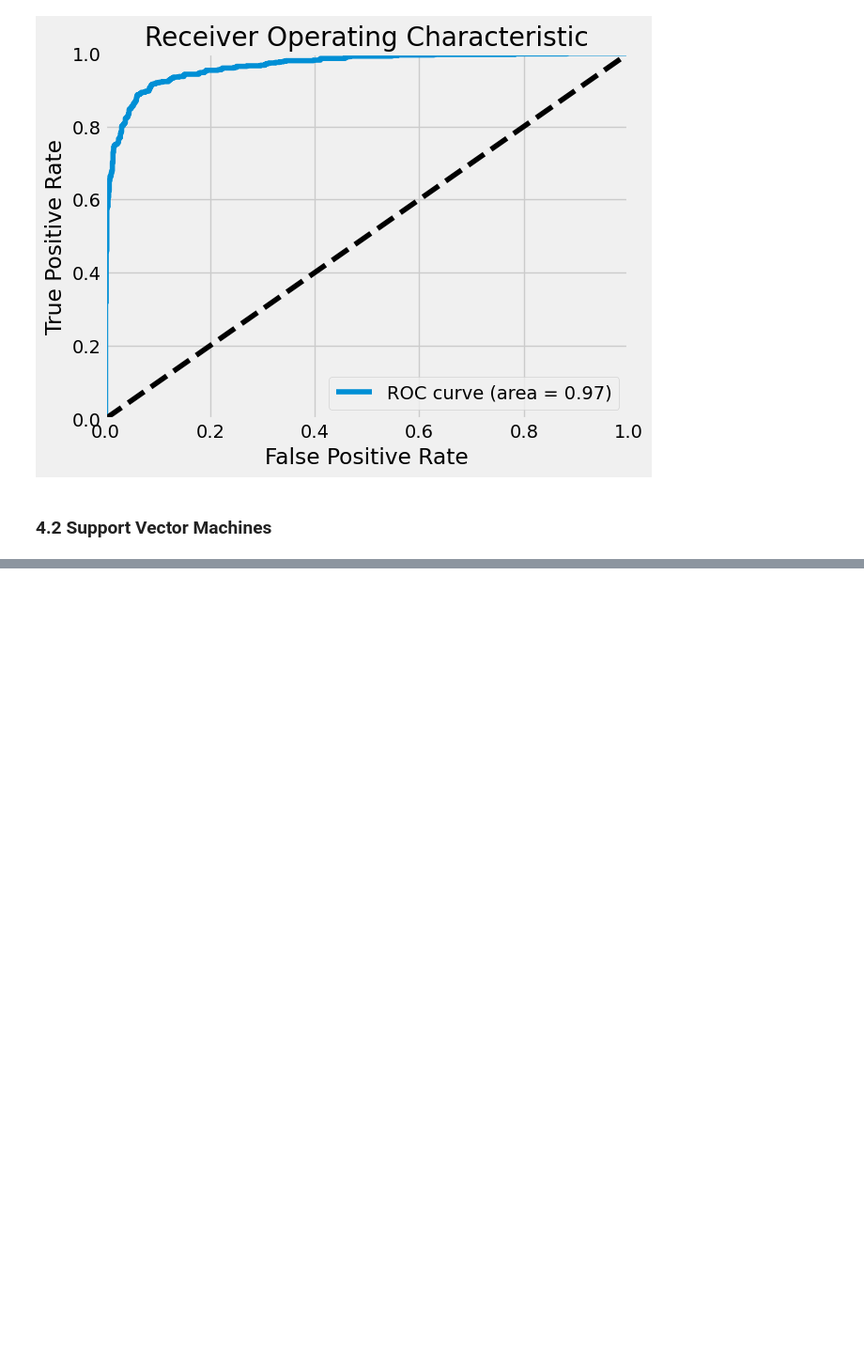
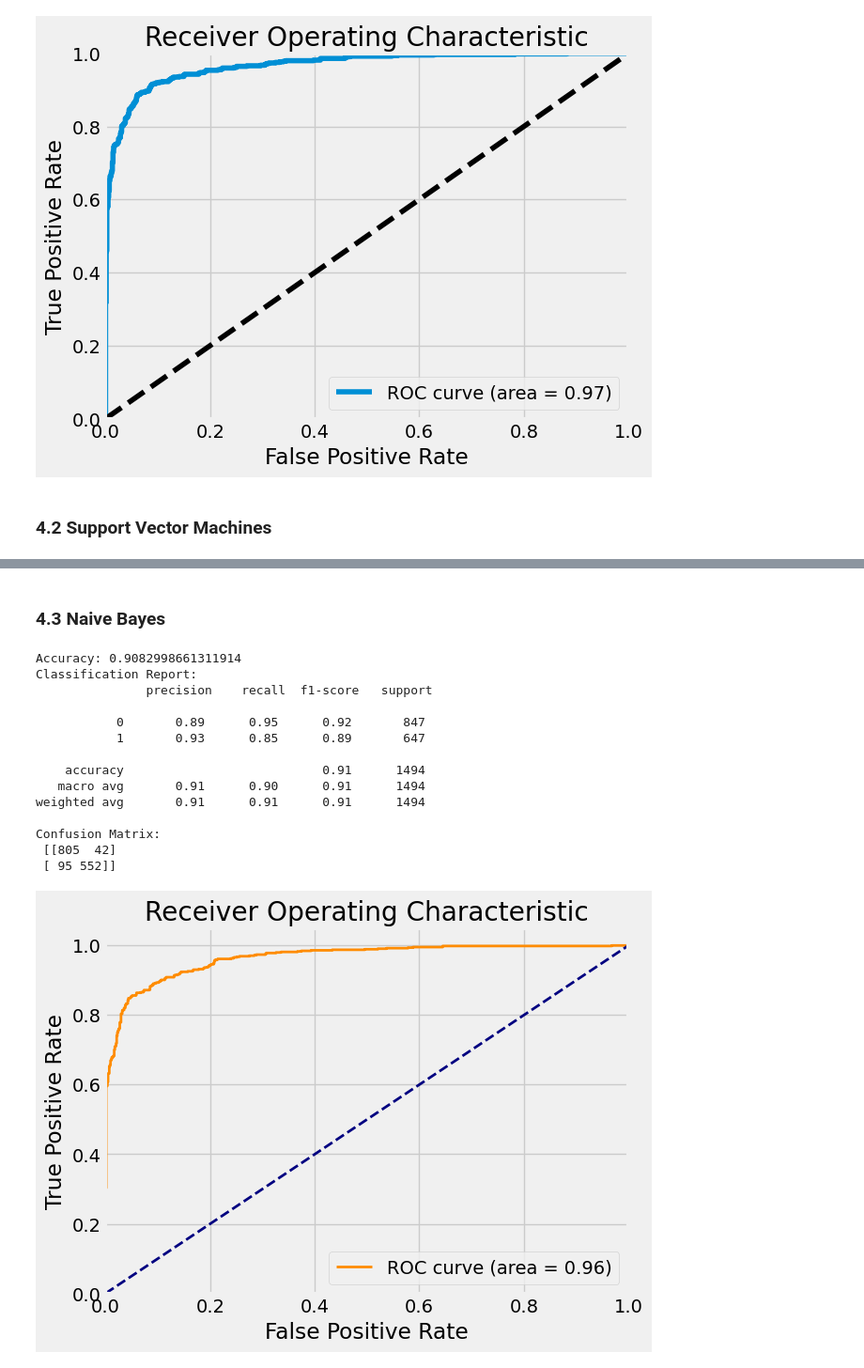
Before and after one commit to magnusrodseth/disaster-tweets, a Jupyter notebook: magnus/notebook.ipynb, the cells around one changed output, grey strips where cells are left out. Shown at 94% size. Saved outputs shown, nothing was run; the diff lists cells and outputs as text; code cells hidden in the pictures; blank space fills up the shorter version.

Commit message:
add naive bayes

```diff
--- a/magnus/notebook.ipynb
+++ b/magnus/notebook.ipynb
@@ -341,0 +341,54 @@ Confusion Matrix:
+# %% [markdown]
+### 4.3 Naive Bayes
+# %%
+from sklearn.naive_bayes import MultinomialNB
+
+# Initialize Multinomial Naive Bayes model
+nb_model = MultinomialNB()
+
+# Fit the model
+nb_model.fit(x_train, y_train)
+
+# Predict probabilities
+y_prob = nb_model.predict_proba(x_test)[:, 1]
+
+# Predictions
+y_pred = nb_model.predict(x_test)
+
+# Model Evaluation
+print(f"Accuracy: {accuracy_score(y_test, y_pred)}")
+print(f"Classification Report: \n {classification_report(y_test, y_pred)}")
+print(f"Confusion Matrix: \n {confusion_matrix(y_test, y_pred)}")
+
+# Compute ROC curve and AUC
+false_positive_rate, true_positive_rate, thresholds = roc_curve(y_test, y_prob)
+area_under_curve = auc(false_positive_rate, true_positive_rate)
+
+# Plot ROC curve
+plt.figure()
+plt.plot(false_positive_rate, true_positive_rate, color='darkorange', lw=2,
+         label='ROC curve (area = %0.2f)' % area_under_curve)
+plt.plot([0, 1], [0, 1], color='navy', lw=2, linestyle='--')
+plt.xlim([0.0, 1.0])
+plt.ylim([0.0, 1.05])
+plt.xlabel('False Positive Rate')
+plt.ylabel('True Positive Rate')
+plt.title('Receiver Operating Characteristic')
+plt.legend(loc="lower right")
+plt.show()
+# %% [output]
+Accuracy: 0.9082998661311914
+Classification Report:
+               precision    recall  f1-score   support
+
+           0       0.89      0.95      0.92       847
+           1       0.93      0.85      0.89       647
+
+    accuracy                           0.91      1494
+   macro avg       0.91      0.90      0.91      1494
+weighted avg       0.91      0.91      0.91      1494
+
+Confusion Matrix:
+ [[805  42]
+ [ 95 552]]
+[figure, added]
```
Also changed, not shown: parts of 1 cell of this notebook.
